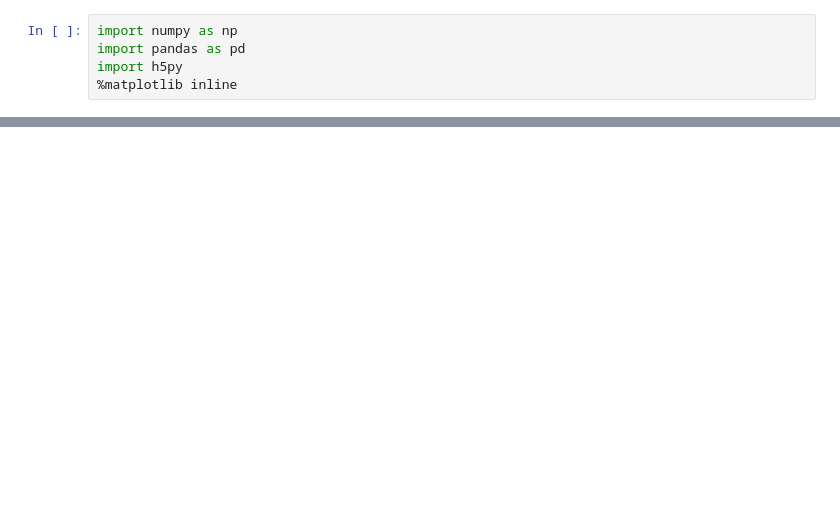
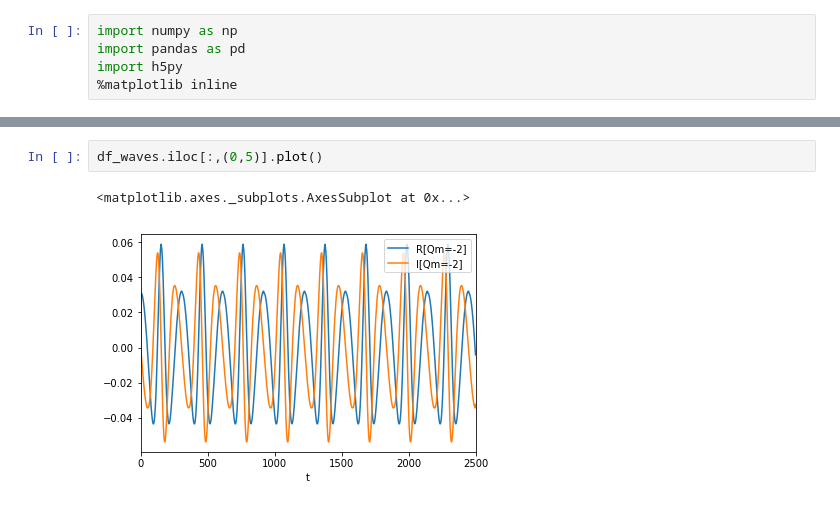
Before and after one commit to pablogalaviz/PostNewton3BP, a Jupyter notebook: utils/Analysis.ipynb, the cells around one changed output, grey strips where cells are left out. Saved outputs shown, nothing was run; the diff lists cells and outputs as text; blank space fills up the shorter version.

```diff
--- a/utils/Analysis.ipynb
+++ b/utils/Analysis.ipynb
@@ -78,0 +78,5 @@ h5file['0']['position'].attrs['dim'][0]
+# %%
+df_waves.iloc[:,(0,5)].plot()
+# %% [output]
+<matplotlib.axes._subplots.AxesSubplot at 0x...>
+[figure, added]
```
Also changed, not shown: parts of 12 cells of this notebook, 5 other files.
